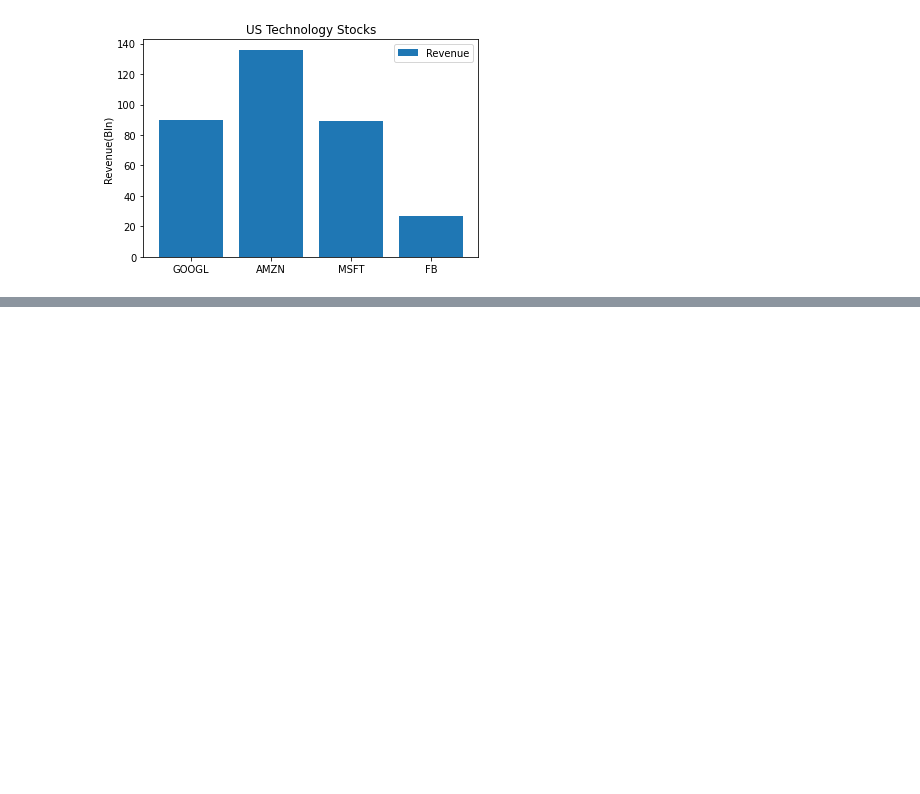
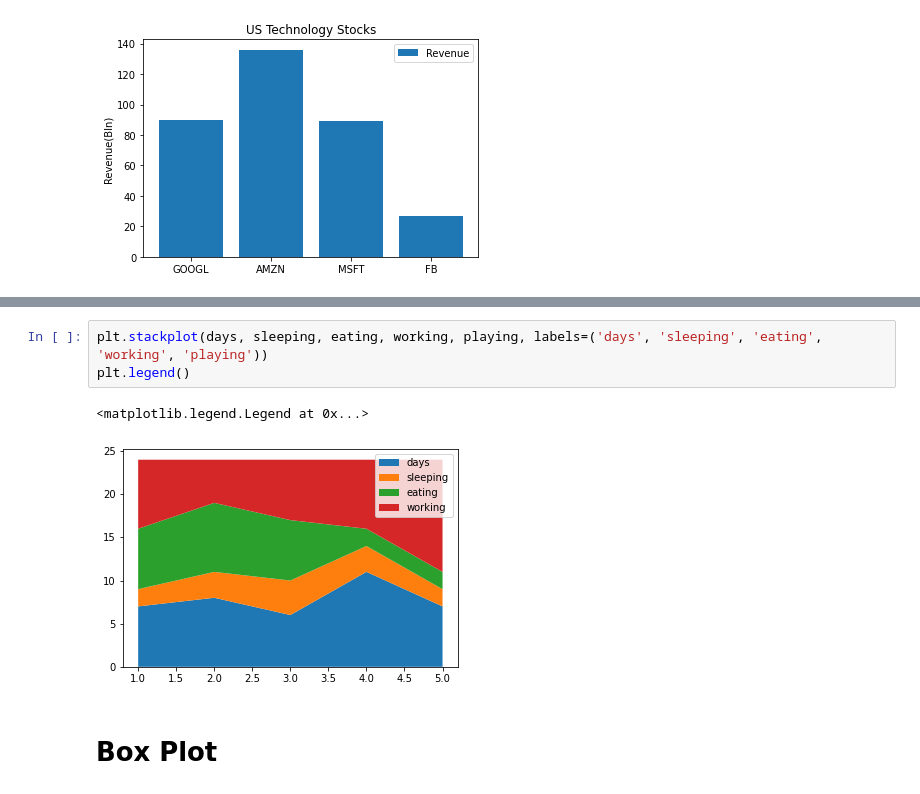
Before and after one commit to hrishi-bodkhe/Python, a Jupyter notebook: python/matplotlib.ipynb, the cells around one changed output, grey strips where cells are left out. Saved outputs shown, nothing was run; the diff lists cells and outputs as text; blank space fills up the shorter version.

```diff
--- a/python/matplotlib.ipynb
+++ b/python/matplotlib.ipynb
@@ -288,0 +309,8 @@ plt.savefig('bar.pdf', pad_inches=5)
+# %%
+plt.stackplot(days, sleeping, eating, working, playing, labels=('days', 'sleeping', 'eating', 'working', 'playing'))
+plt.legend()
+# %% [output]
+<matplotlib.legend.Legend at 0x...>
+[figure, added]
+# %% [markdown]
+# Box Plot
```
Also changed, not shown: parts of 14 cells of this notebook, 5 other files.
